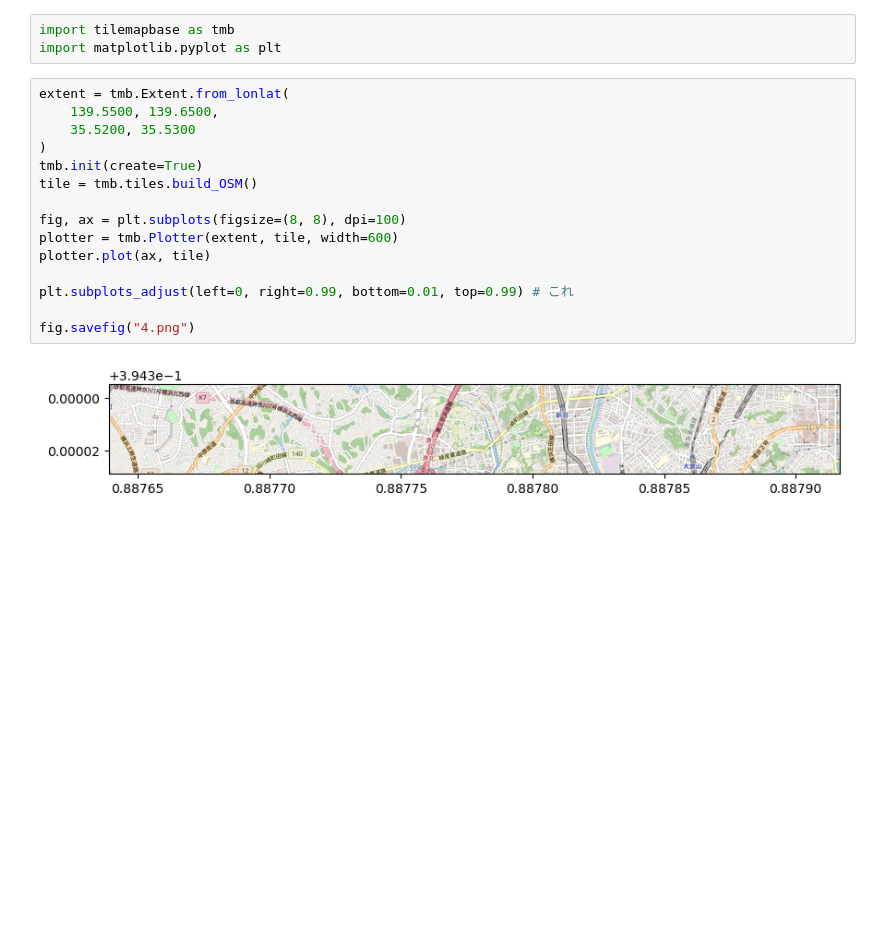
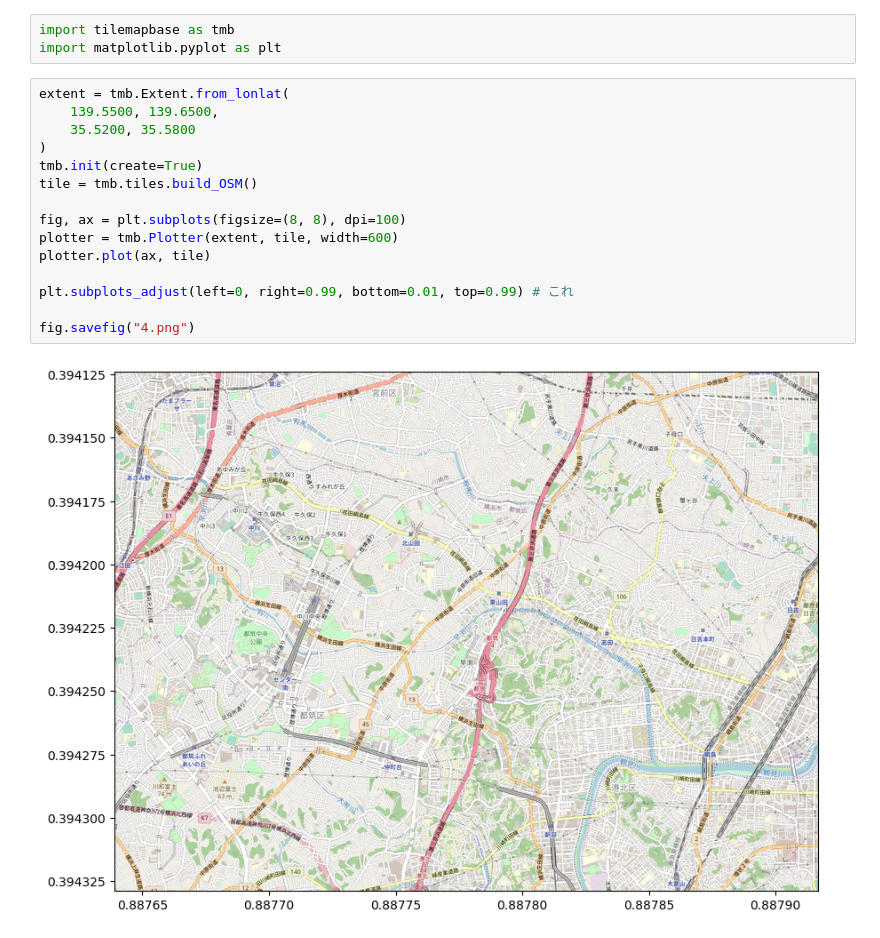
Before and after one commit to hotoku/samples, a Jupyter notebook: ipynotebook/tilemapbase/4.ipynb, the cells around one changed output. Cells and saved outputs as stored; diff of their text form; blank space fills up the shorter version.

```diff
--- a/ipynotebook/tilemapbase/4.ipynb
+++ b/ipynotebook/tilemapbase/4.ipynb
@@ -6,17 +6,17 @@ import matplotlib.pyplot as plt
 # %%
 extent = tmb.Extent.from_lonlat(
     139.5500, 139.6500,
-    35.5200, 35.5300
+    35.5200, 35.5800
 )
 tmb.init(create=True)
 tile = tmb.tiles.build_OSM()
 
 fig, ax = plt.subplots(figsize=(8, 8), dpi=100)
 plotter = tmb.Plotter(extent, tile, width=600)
 plotter.plot(ax, tile)
 
 plt.subplots_adjust(left=0, right=0.99, bottom=0.01, top=0.99) # これ
 
 fig.savefig("4.png")
 # %% [output]
-[figure, old version]
+[figure, new version]
```
